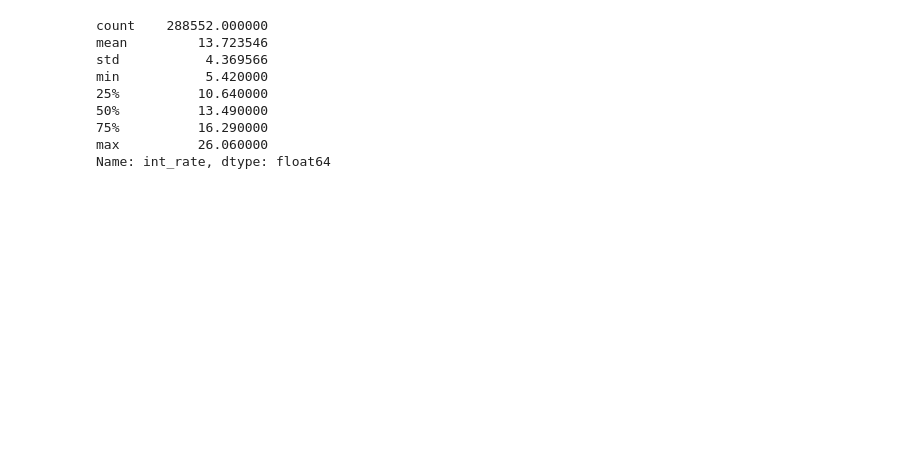
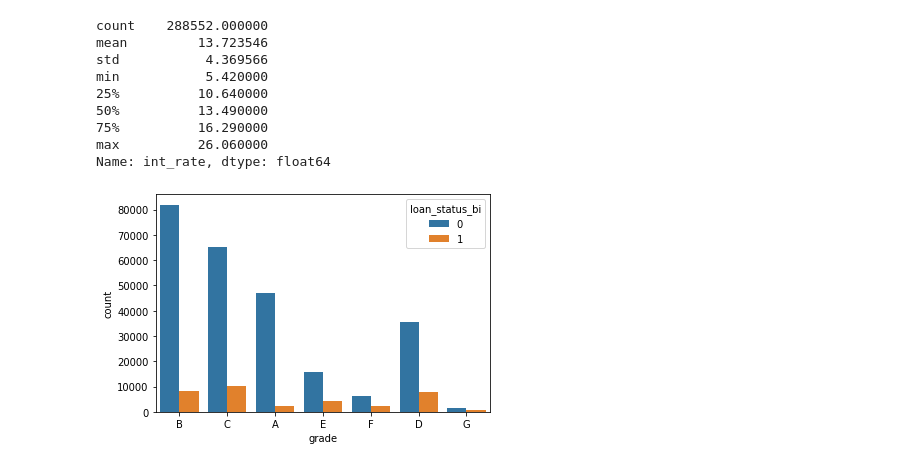
Before and after one commit to carolvieirav/Mova-Case-DataAnalysis, a Jupyter notebook: MOVA_Data_Analysis.ipynb, the cells around one changed output. Cells and saved outputs as stored; diff of their text form; code cells hidden in the pictures; blank space fills up the shorter version.

```diff
--- a/MOVA_Data_Analysis.ipynb
+++ b/MOVA_Data_Analysis.ipynb
@@ -324,3 +335,8 @@ min           5.420000
 75%          16.290000
 max          26.060000
 Name: int_rate, dtype: float64
+# %%
+sns.countplot(x="grade",data=loan,hue="loan_status_bi");
+# as loan quality increases the number of defaulted loans decreases
+# %% [output]
+[figure, added]
```
Also changed, not shown: parts of 24 cells of this notebook.
